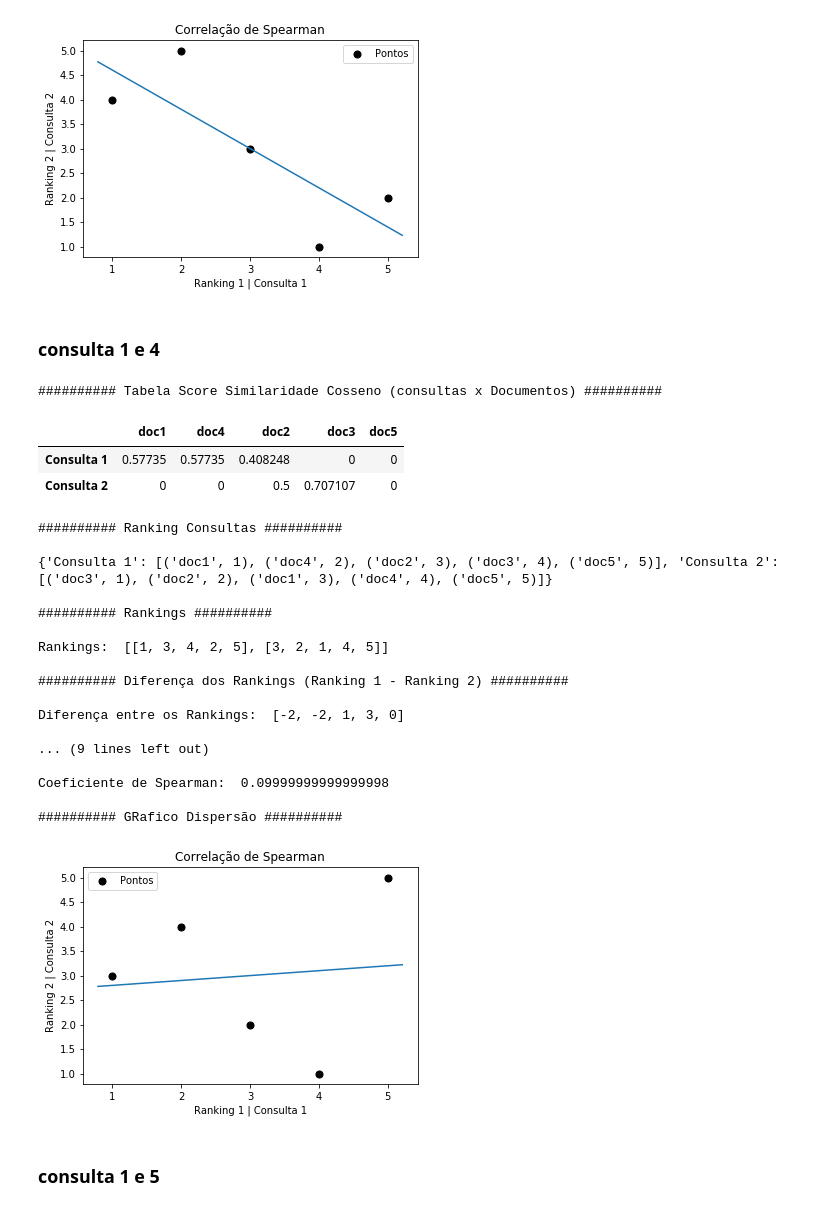
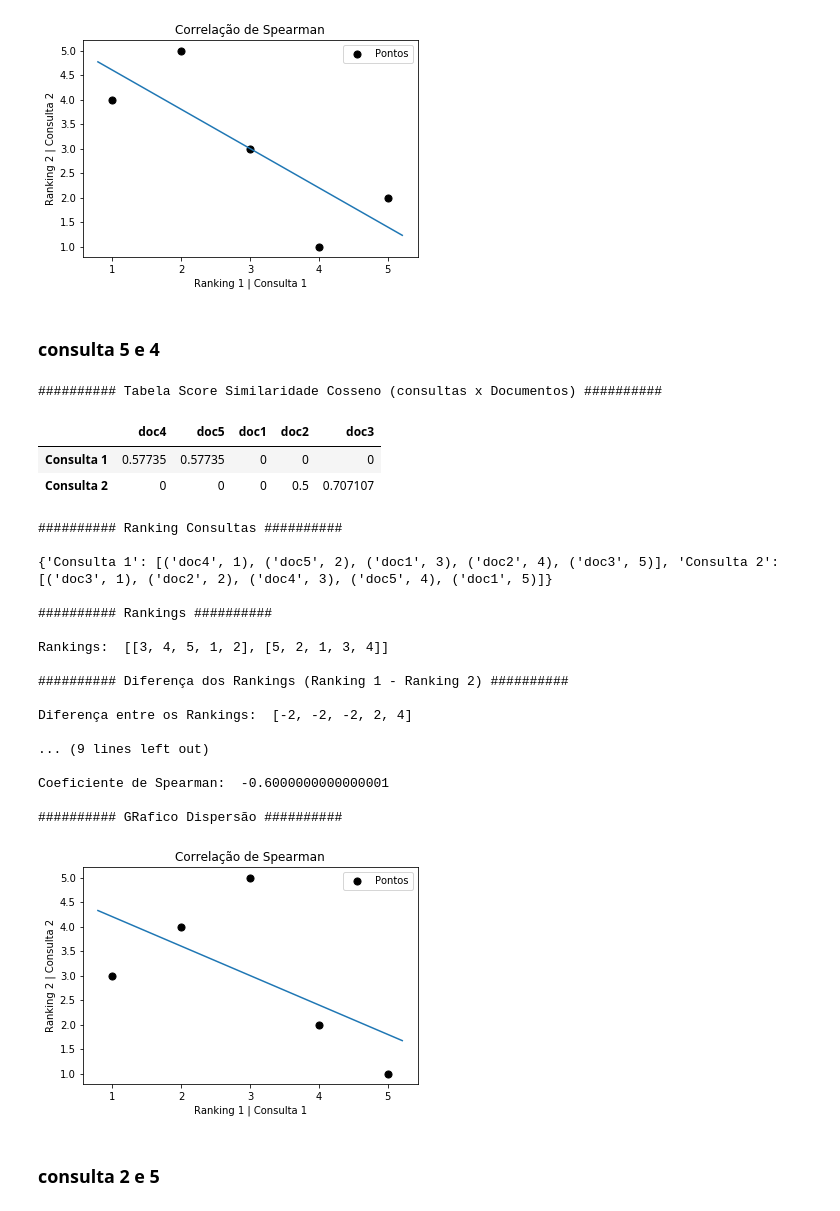
Before and after one commit to Jcss3/Projeto-1__RI, a Jupyter notebook: Processamento Consulta.ipynb, the cells around one changed output. Saved outputs shown, nothing was run; the diff lists cells and outputs as text; code cells hidden in the pictures.

Commit message:
Revisão - ProcessamentoConsulta

```diff
--- a/Processamento Consulta.ipynb
+++ b/Processamento Consulta.ipynb
@@ -593,34 +612,34 @@ Coeficiente de Spearman:  -0.8
 ########## GRafico Dispersão ##########
 [figure]
 # %% [markdown]
-### consulta 1 e 4
+### consulta 5 e 4
 # %%
-listadeRespostasConsulta  = [RespostaConsulta(MatrixVetores(Docs,consulta)),
+listadeRespostasConsulta  = [RespostaConsulta(MatrixVetores(Docs,'Illusion of a black lord')),
                             RespostaConsulta(MatrixVetores(Docs,'Red dragon'))]
 Correlação_Spearman(listadeRespostasConsulta)
 # %% [output]
 ########## Tabela Score Similaridade Cosseno (consultas x Documentos) ##########
-|  | doc1 | doc4 | doc2 | doc3 | doc5 |
-| Consulta 1 | 0.57735 | 0.57735 | 0.408248 | 0 | 0 |
-| Consulta 2 | 0 | 0 | 0.5 | 0.707107 | 0 |
+|  | doc4 | doc5 | doc1 | doc2 | doc3 |
+| Consulta 1 | 0.57735 | 0.57735 | 0 | 0 | 0 |
+| Consulta 2 | 0 | 0 | 0 | 0.5 | 0.707107 |
 ########## Ranking Consultas ##########
 
-{'Consulta 1': [('doc1', 1), ('doc4', 2), ('doc2', 3), ('doc3', 4), ('doc5', 5)], 'Consulta 2': [('doc3', 1), ('doc2', 2), ('doc1', 3), ('doc4', 4), ('doc5', 5)]}
+{'Consulta 1': [('doc4', 1), ('doc5', 2), ('doc1', 3), ('doc2', 4), ('doc3', 5)], 'Consulta 2': [('doc3', 1), ('doc2', 2), ('doc4', 3), ('doc5', 4), ('doc1', 5)]}
 
 ########## Rankings ##########
 
-Rankings:  [[1, 3, 4, 2, 5], [3, 2, 1, 4, 5]]
+Rankings:  [[3, 4, 5, 1, 2], [5, 2, 1, 3, 4]]
 
 ########## Diferença dos Rankings (Ranking 1 - Ranking 2) ##########
 
-Diferença entre os Rankings:  [-2, -2, 1, 3, 0]
+Diferença entre os Rankings:  [-2, -2, -2, 2, 4]
 
 ... (9 lines left out)
 
-Coeficiente de Spearman:  0.09999999999999998
+Coeficiente de Spearman:  -0.6000000000000001
 
 ########## GRafico Dispersão ##########
-[figure, old version]
+[figure, new version]
 # %% [markdown]
-### consulta 1 e 5
+### consulta 2 e 5
 # %%
```
Also changed, not shown: parts of 8 cells of this notebook.
